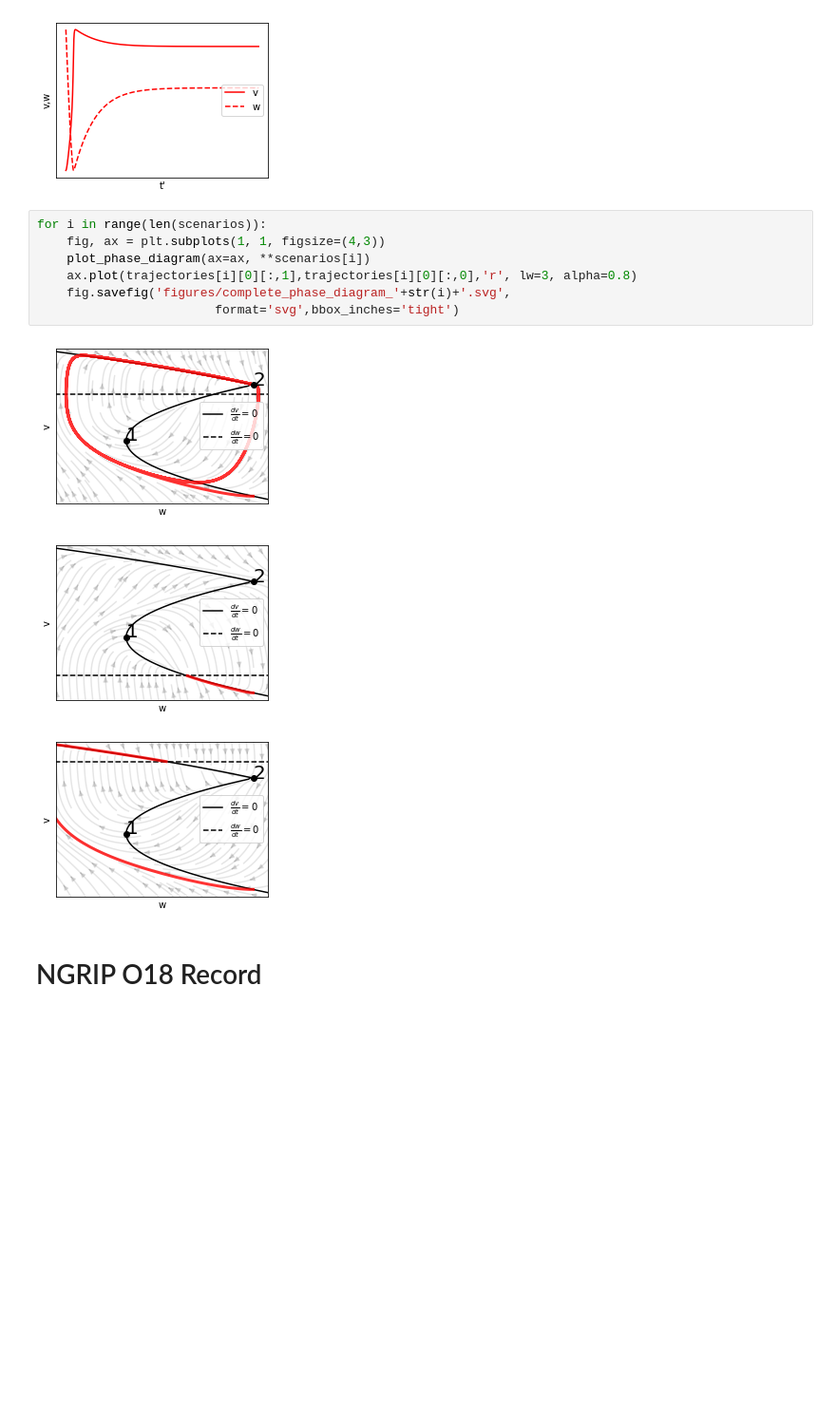
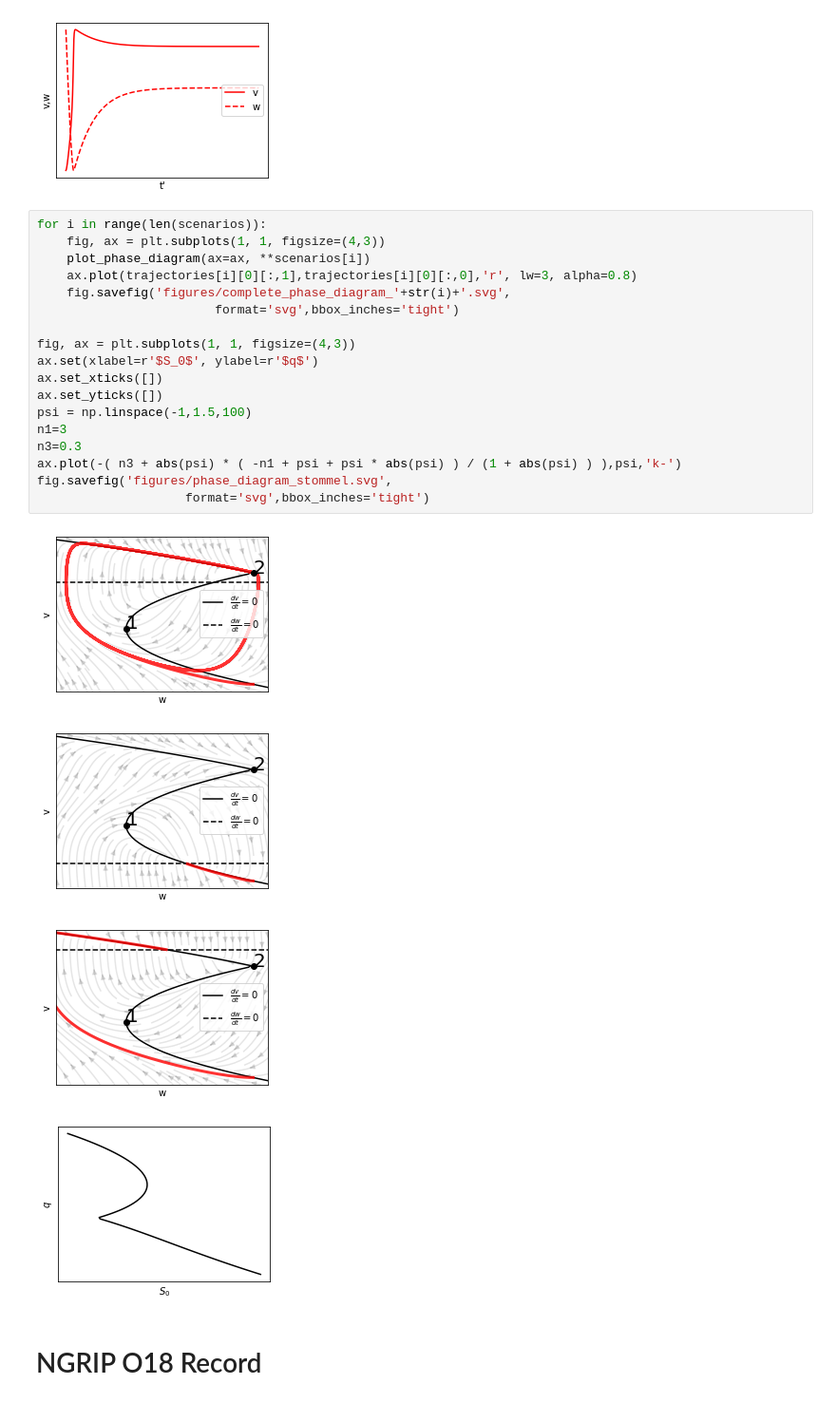
Before and after one commit to rensvermeulen/Vermeulen_2022-FHN-NGRIP, a Jupyter notebook: main.ipynb, the cells around one changed output. Shown at 95% size. Drawn from its saved outputs; the diff is of its cells as text; blank space fills up the shorter version.

```diff
--- a/main.ipynb
+++ b/main.ipynb
@@ -215,14 +215,26 @@ for i in range(len(scenarios)):
 # %%
 for i in range(len(scenarios)):
     fig, ax = plt.subplots(1, 1, figsize=(4,3))
     plot_phase_diagram(ax=ax, **scenarios[i])
     ax.plot(trajectories[i][0][:,1],trajectories[i][0][:,0],'r', lw=3, alpha=0.8)
     fig.savefig('figures/complete_phase_diagram_'+str(i)+'.svg',
                         format='svg',bbox_inches='tight')
+
+fig, ax = plt.subplots(1, 1, figsize=(4,3))
+ax.set(xlabel=r'$S_0$', ylabel=r'$q$')
+ax.set_xticks([])
+ax.set_yticks([])
+psi = np.linspace(-1,1.5,100)
+n1=3
+n3=0.3
+ax.plot(-( n3 + abs(psi) * ( -n1 + psi + psi * abs(psi) ) / (1 + abs(psi) ) ),psi,'k-')
+fig.savefig('figures/phase_diagram_stommel.svg',
+                    format='svg',bbox_inches='tight')
 # %% [output]
 [figure]
 [figure]
 [figure]
+[figure, added]
 # %% [markdown]
 # NGRIP O18 Record
 # %%
```
Also changed, not shown: parts of 6 cells of this notebook.
